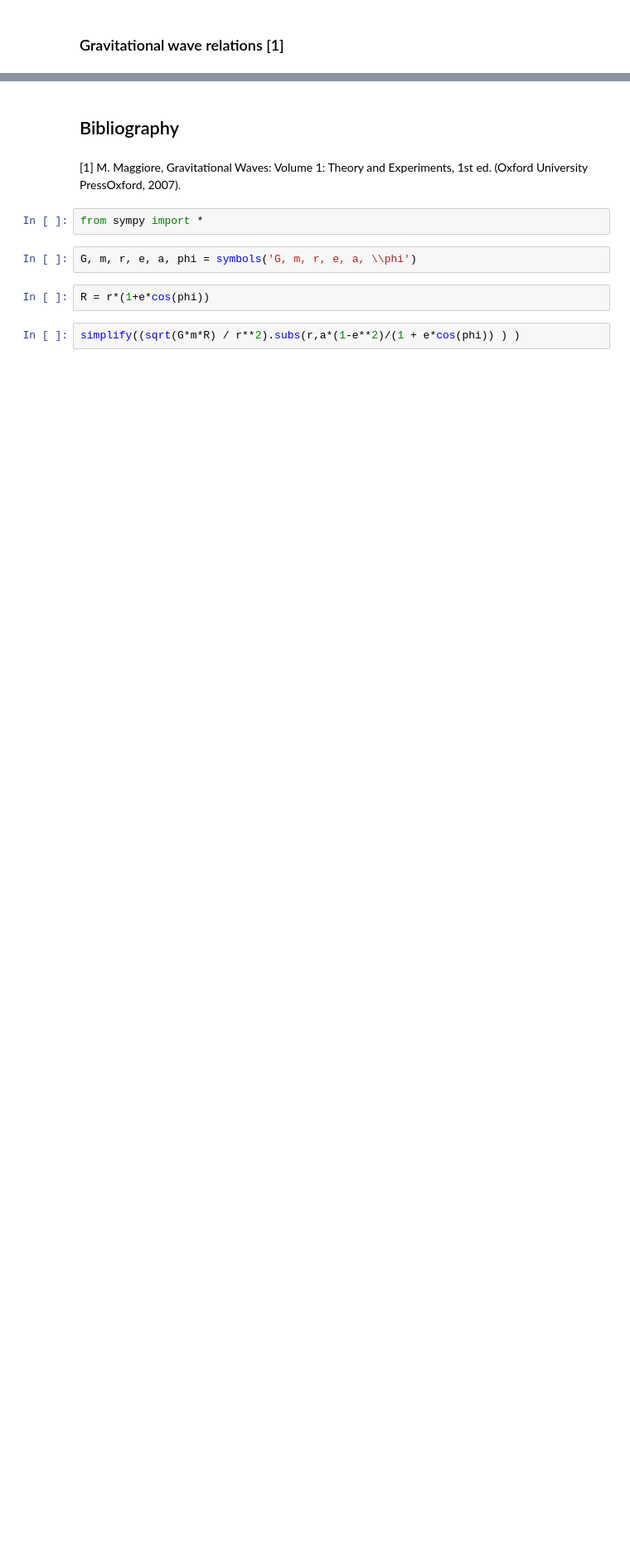
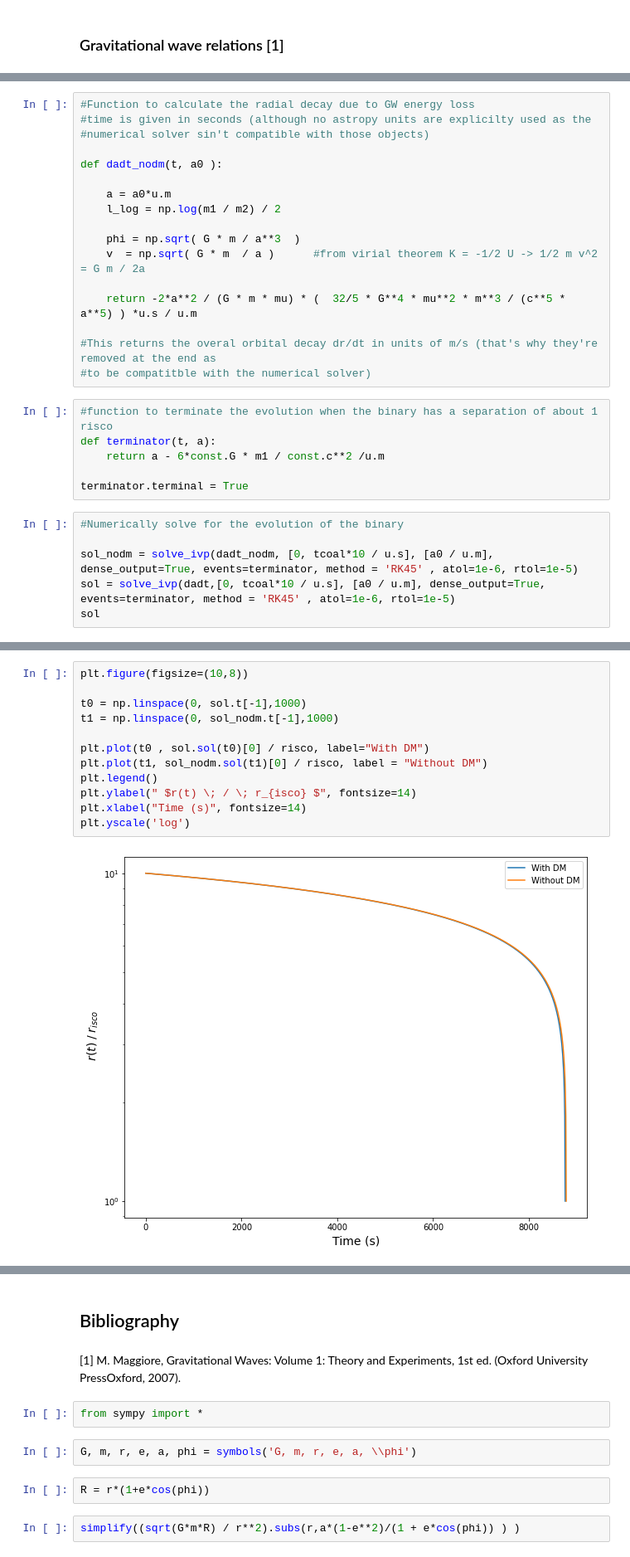
Before and after one commit to notriemann/GW, a Jupyter notebook: N_cycles + DM relations.ipynb, the cells around one changed output, grey strips where cells are left out. Shown at 83% size. Saved outputs shown, nothing was run; the diff lists cells and outputs as text; blank space fills up the shorter version.

```diff
--- a/N_cycles + DM relations.ipynb
+++ b/N_cycles + DM relations.ipynb
@@ -30,0 +184,29 @@ Let $m_1$ and $m_2$ note the masses of the binary system that is inspiraling in
+# %%
+#Function to calculate the radial decay due to GW energy loss
+#time is given in seconds (although no astropy units are explicilty used as the
+#numerical solver sin't compatible with those objects)
+
+def dadt_nodm(t, a0 ):
+
+    a = a0*u.m
+    l_log = np.log(m1 / m2) / 2
+
+    phi = np.sqrt( G * m / a**3  )
+    v  = np.sqrt( G * m  / a )      #from virial theorem K = -1/2 U -> 1/2 m v^2 = G m / 2a
+
+    return -2*a**2 / (G * m * mu) * (  32/5 * G**4 * mu**2 * m**3 / (c**5 * a**5) ) *u.s / u.m
+
+#This returns the overal orbital decay dr/dt in units of m/s (that's why they're removed at the end as
+#to be compatitble with the numerical solver)
+# %%
+#function to terminate the evolution when the binary has a separation of about 1 risco
+def terminator(t, a):
+    return a - 6*const.G * m1 / const.c**2 /u.m
+
+terminator.terminal = True
+# %%
+#Numerically solve for the evolution of the binary
+
+sol_nodm = solve_ivp(dadt_nodm, [0, tcoal*10 / u.s], [a0 / u.m], dense_output=True, events=terminator, method = 'RK45' , atol=1e-6, rtol=1e-5)
+sol = solve_ivp(dadt,[0, tcoal*10 / u.s], [a0 / u.m], dense_output=True, events=terminator, method = 'RK45' , atol=1e-6, rtol=1e-5)
+sol
@@ -30,0 +233,14 @@ Let $m_1$ and $m_2$ note the masses of the binary system that is inspiraling in
+# %%
+plt.figure(figsize=(10,8))
+
+t0 = np.linspace(0, sol.t[-1],1000)
+t1 = np.linspace(0, sol_nodm.t[-1],1000)
+
+plt.plot(t0 , sol.sol(t0)[0] / risco, label="With DM")
+plt.plot(t1, sol_nodm.sol(t1)[0] / risco, label = "Without DM")
+plt.legend()
+plt.ylabel(" $r(t) \; / \; r_{isco} $", fontsize=14)
+plt.xlabel("Time (s)", fontsize=14)
+plt.yscale('log')
+# %% [output]
+[figure, added]
```
Also changed, not shown: parts of 77 cells of this notebook.
